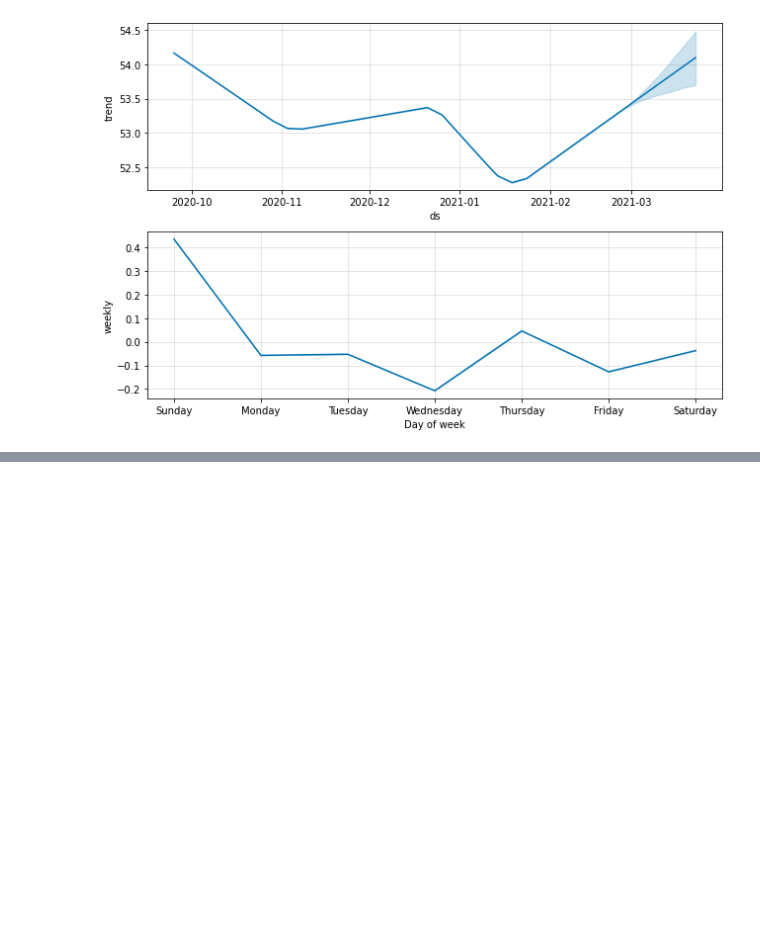
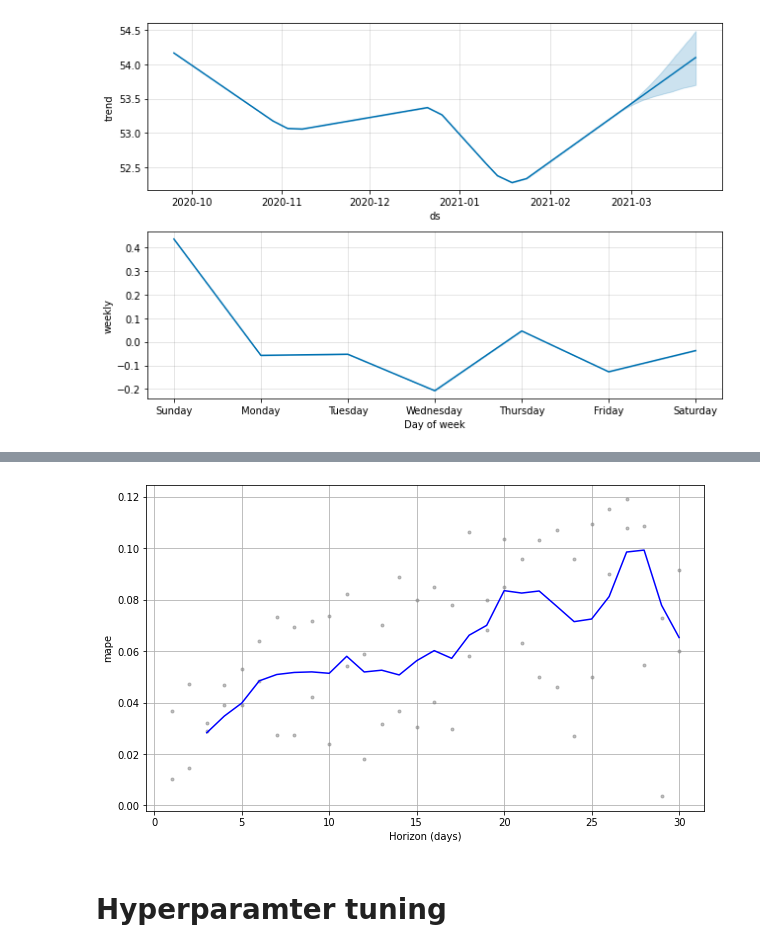
Before and after one commit to ANUPRIYAR/TimeSeriesForecasting, a Jupyter notebook: TimeSeries_capacity_optmization.ipynb, the cells around one changed output, grey strips where cells are left out. Cells and saved outputs as stored; diff of their text form; code cells hidden in the pictures; blank space fills up the shorter version.

```diff
--- a/TimeSeries_capacity_optmization.ipynb
+++ b/TimeSeries_capacity_optmization.ipynb
@@ -204,0 +233,4 @@ plot_plotly(model, forecast)
+# %%
+from fbprophet.diagnostics import cross_validation, performance_metrics
+
+df_cv = cross_validation(model, initial='70 days', period='27 days', horizon='30 days')
@@ -204,0 +261,6 @@ plot_plotly(model, forecast)
+# %%
+fig= plot_cross_validation_metric(df_cv, metric='mape')
+# %% [output]
+[figure, added]
+# %% [markdown]
+# **Hyperparamter tuning**
```
Also changed, not shown: parts of 16 cells of this notebook.
